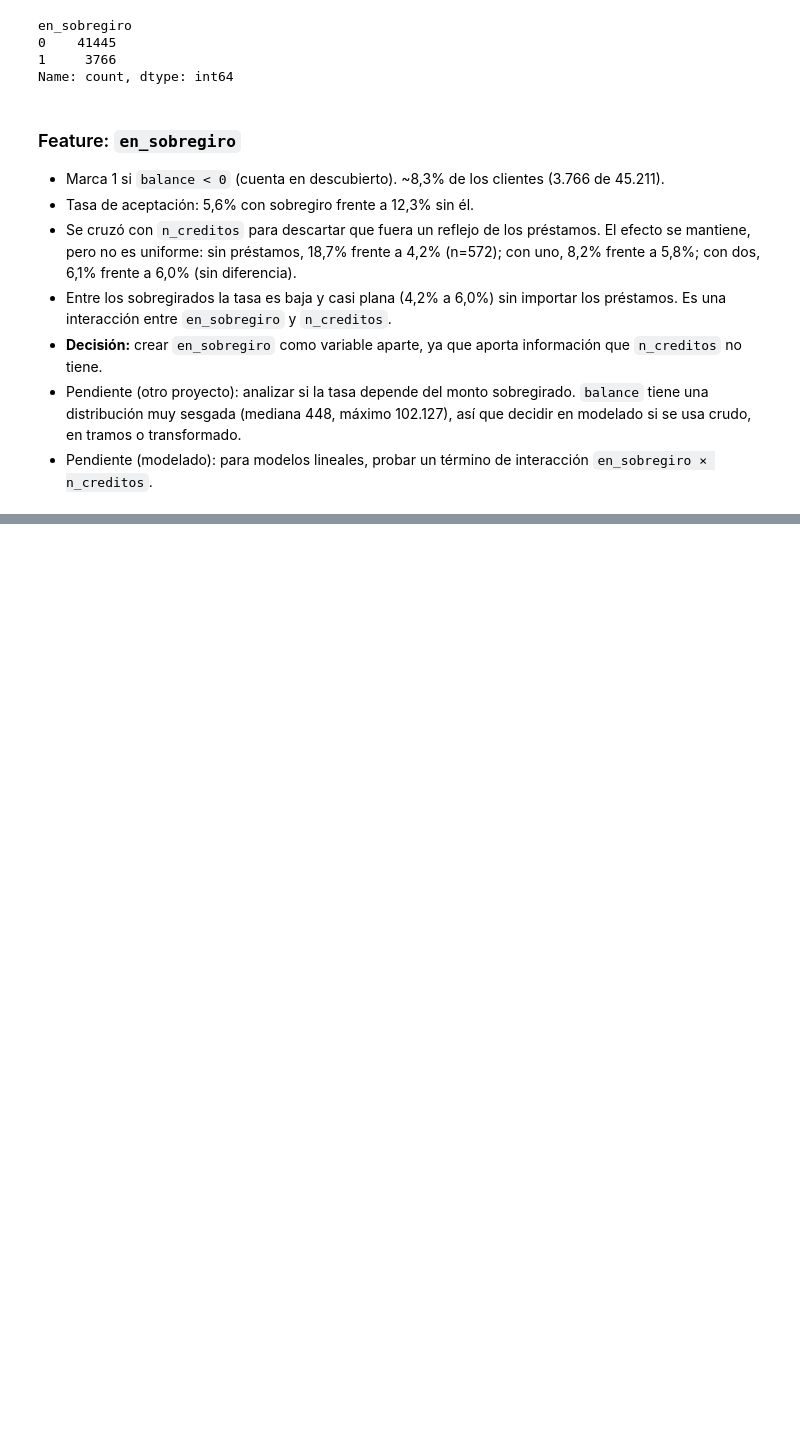
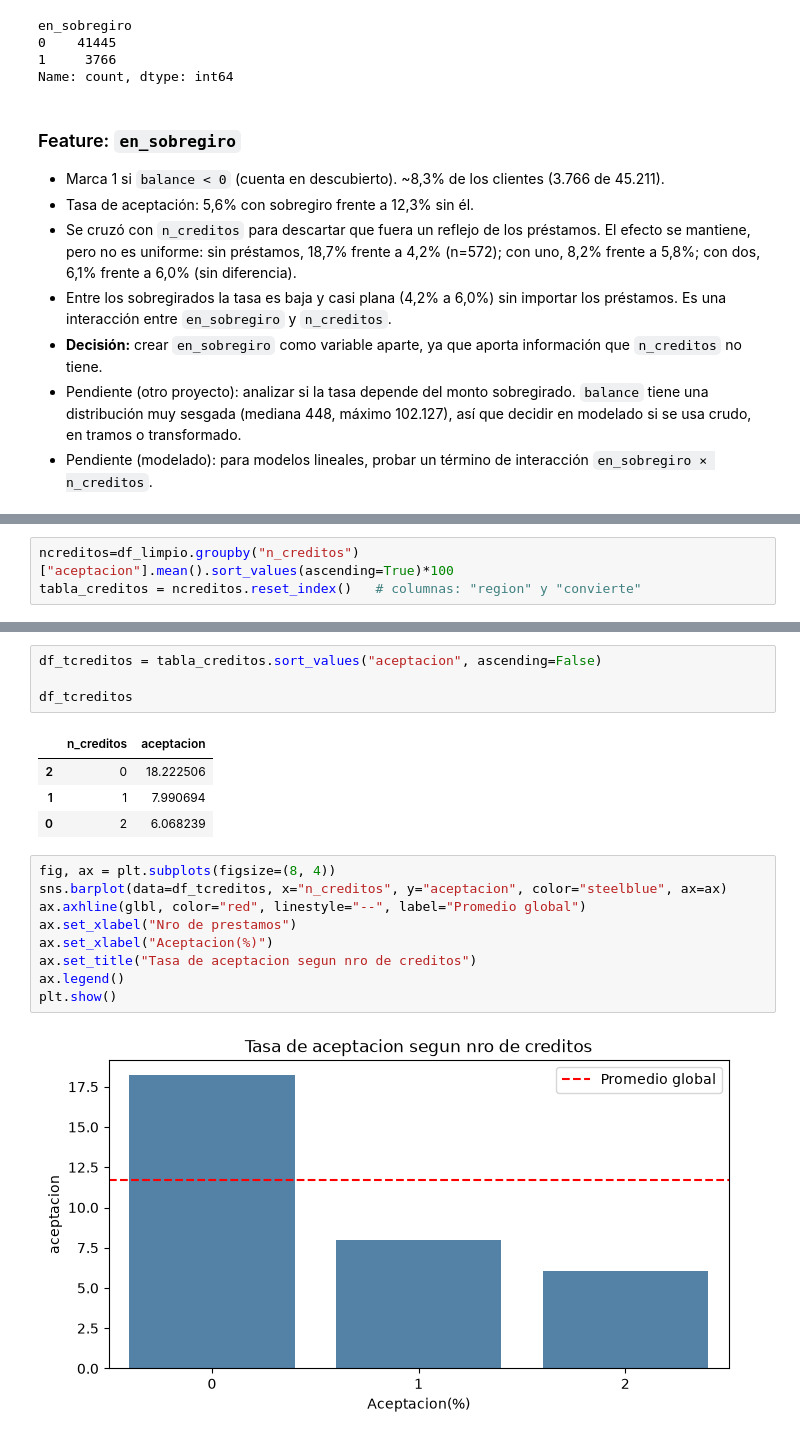
Before and after one commit to Darkesthj0399/LearningProject, a Jupyter notebook: notebooks/02_limpieza.ipynb, the cells around one changed output, grey strips where cells are left out. Saved outputs shown, nothing was run; the diff lists cells and outputs as text; blank space fills up the shorter version.

Commit message:
Se trabajo un nuevo grafico de seaborn para la variable n_creditos

```diff
--- a/notebooks/02_limpieza.ipynb
+++ b/notebooks/02_limpieza.ipynb
@@ -342,0 +353,3 @@ Name: count, dtype: int64
+# %%
+ncreditos=df_limpio.groupby("n_creditos")["aceptacion"].mean().sort_values(ascending=True)*100
+tabla_creditos = ncreditos.reset_index()   # columnas: "region" y "convierte"
@@ -342,0 +363,20 @@ Name: count, dtype: int64
+# %%
+df_tcreditos = tabla_creditos.sort_values("aceptacion", ascending=False)
+
+df_tcreditos
+# %% [output]
+|  | n_creditos | aceptacion |
+| 2 | 0 | 18.222506 |
+| 1 | 1 | 7.990694 |
+| 0 | 2 | 6.068239 |
+# %%
+fig, ax = plt.subplots(figsize=(8, 4))
+sns.barplot(data=df_tcreditos, x="n_creditos", y="aceptacion", color="steelblue", ax=ax)
+ax.axhline(glbl, color="red", linestyle="--", label="Promedio global")
+ax.set_xlabel("Nro de prestamos")
+ax.set_xlabel("Aceptacion(%)")
+ax.set_title("Tasa de aceptacion segun nro de creditos")
+ax.legend()
+plt.show()
+# %% [output]
+[figure, added]
```
Also changed, not shown: parts of 5 cells of this notebook.
